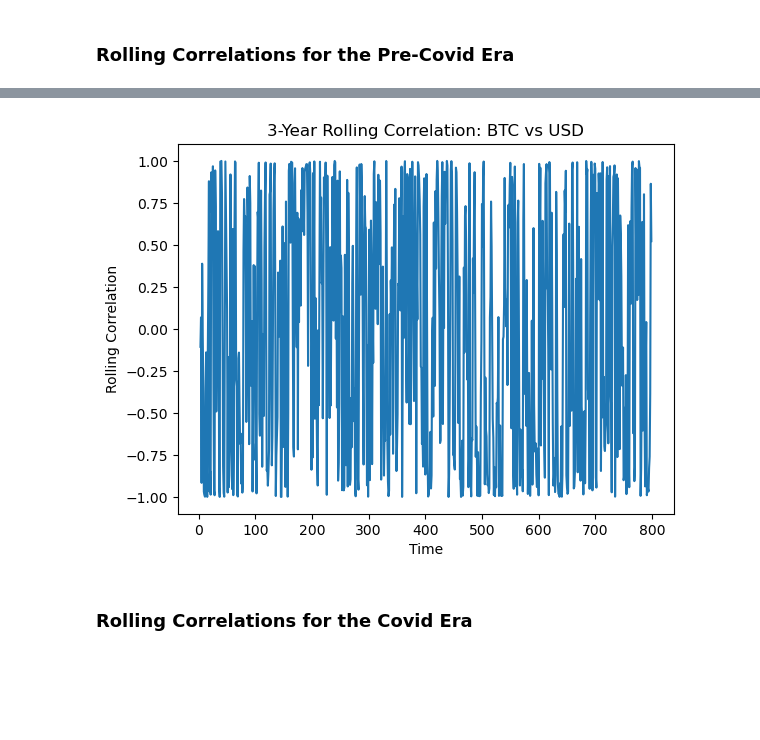
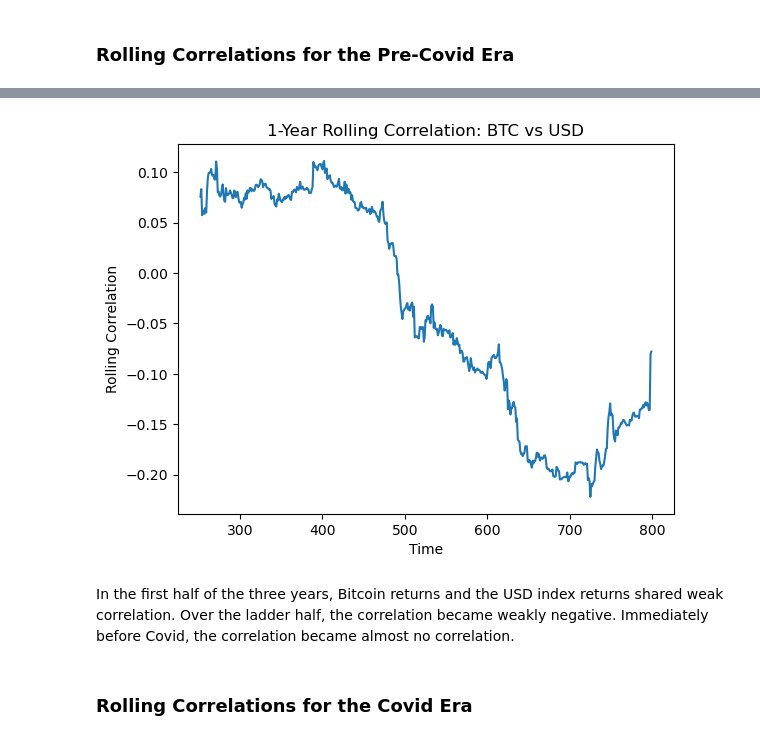
Before and after one commit to COGS108/Group110_WI26, a Jupyter notebook: 02-EDACheckpoint.ipynb, the cells around one changed output, grey strips where cells are left out. Drawn from its saved outputs; the diff is of its cells as text; code cells hidden in the pictures; blank space fills up the shorter version.

Commit message:
Add rolling correlations for Pre-Covid Era

```diff
--- a/02-EDACheckpoint.ipynb
+++ b/02-EDACheckpoint.ipynb
@@ -792,0 +757,8 @@ In order to learn if there exists any correlations between the Bitcoin Returns a
+# %%
+window = 252  # Trading Days in a year
+pre_returns["BTC vs S&P"] = (
+    pre_returns["BTC_Price Close"]
+    .rolling(window)
+    .corr(pre_returns["S&P_Points Close"])
+)
+#pre_returns
@@ -792,0 +778,8 @@ In order to learn if there exists any correlations between the Bitcoin Returns a
+# %%
+window = 252  # Trading Days in a year
+pre_returns["BTC vs Gold Futures"] = (
+    pre_returns["BTC_Price Close"]
+    .rolling(window)
+    .corr(pre_returns["GF_Price Close"])
+)
+#pre_returns
@@ -793,9 +799,9 @@ In order to learn if there exists any correlations between the Bitcoin Returns a
 # %%
-window = 756  # 3 years
+window = 252  # Trading Days in a year
 pre_returns["BTC vs USD"] = (
     pre_returns["BTC_Price Close"]
-    .rolling(3)
+    .rolling(window)
     .corr(pre_returns["USD_Points Close"])
 )
-
-pre_returns
+#pre_returns["BTC vs USD"].value_counts().sum()
+#pre_returns
@@ -816,12 +808,14 @@ pre_returns
 # %%
 plt.figure()
 plt.plot(pre_returns.index, pre_returns["BTC vs USD"])
-plt.title("3-Year Rolling Correlation: BTC vs USD")
+plt.title("1-Year Rolling Correlation: BTC vs USD")
 plt.xlabel("Time")
 plt.ylabel("Rolling Correlation")
 plt.show()
 # %% [output]
-[figure, old version]
+[figure, new version]
+# %% [markdown]
+In the first half of the three years, Bitcoin returns and the USD index returns shared weak correlation. Over the ladder half, the correlation became weakly negative. Immediately before Covid, the correlation became almost no correlation.
 # %% [markdown]
 ### Rolling Correlations for the Covid Era
 # %% [markdown]
```
Also changed, not shown: parts of 14 cells of this notebook.
